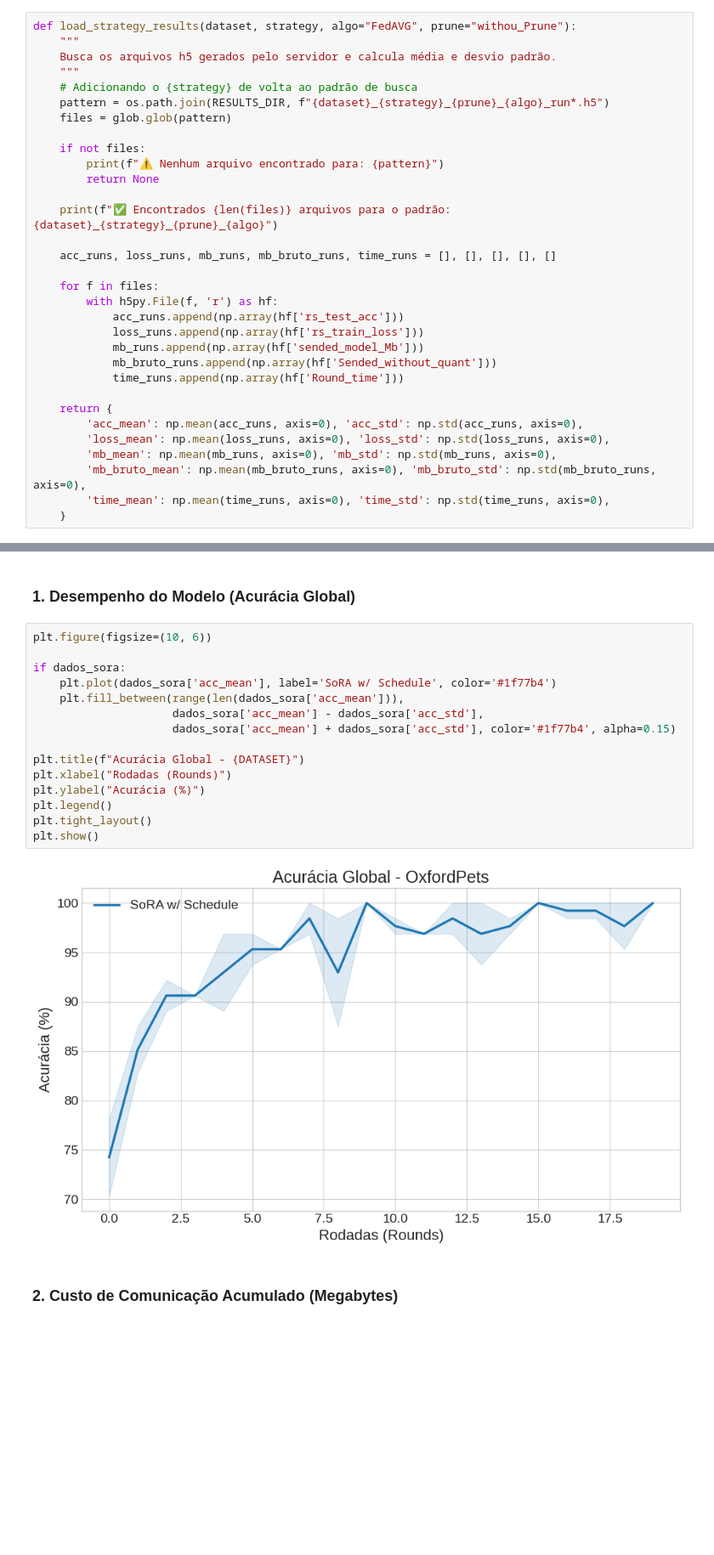
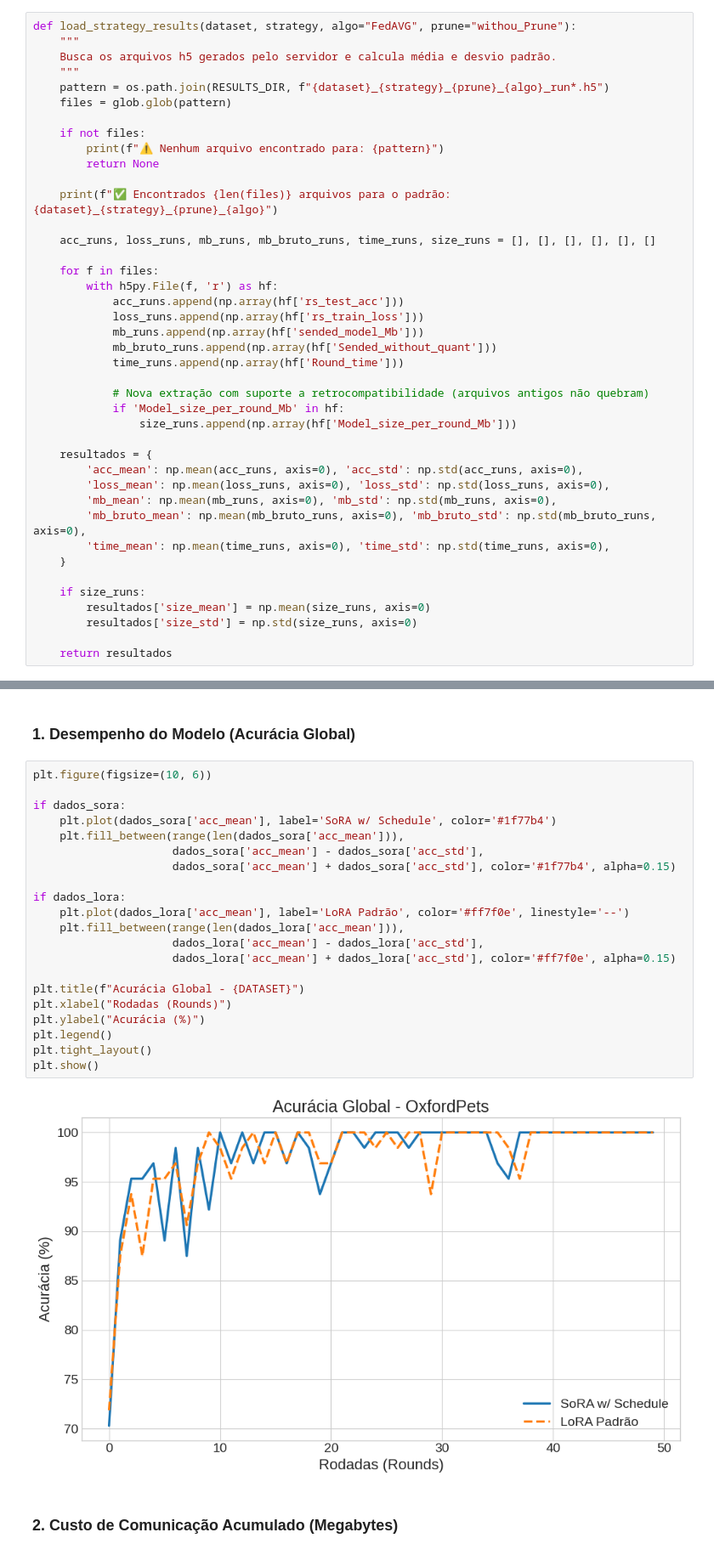
Before and after one commit to VeigarGit/FL_ServerPuma, a Jupyter notebook: src/system/plot_results.ipynb, the cells around one changed output, grey strips where cells are left out. Shown at 85% size. Saved outputs shown, nothing was run; the diff lists cells and outputs as text; blank space fills up the shorter version.

Commit message:
Atualizando oxford pets, plot e model dize per round

```diff
--- a/src/system/plot_results.ipynb
+++ b/src/system/plot_results.ipynb
@@ -25,7 +25,6 @@ def load_strategy_results(dataset, strategy, algo="FedAVG", prune="withou_Prune"
     """
     Busca os arquivos h5 gerados pelo servidor e calcula média e desvio padrão.
     """
-    # Adicionando o {strategy} de volta ao padrão de busca
     pattern = os.path.join(RESULTS_DIR, f"{dataset}_{strategy}_{prune}_{algo}_run*.h5")
     files = glob.glob(pattern)
 
@@ -35,7 +34,7 @@ def load_strategy_results(dataset, strategy, algo="FedAVG", prune="withou_Prune"
 
     print(f"✅ Encontrados {len(files)} arquivos para o padrão: {dataset}_{strategy}_{prune}_{algo}")
 
-    acc_runs, loss_runs, mb_runs, mb_bruto_runs, time_runs = [], [], [], [], []
+    acc_runs, loss_runs, mb_runs, mb_bruto_runs, time_runs, size_runs = [], [], [], [], [], []
 
     for f in files:
         with h5py.File(f, 'r') as hf:
@@ -45,13 +44,23 @@ def load_strategy_results(dataset, strategy, algo="FedAVG", prune="withou_Prune"
             mb_bruto_runs.append(np.array(hf['Sended_without_quant']))
             time_runs.append(np.array(hf['Round_time']))
 
-    return {
+            # Nova extração com suporte a retrocompatibilidade (arquivos antigos não quebram)
+            if 'Model_size_per_round_Mb' in hf:
+                size_runs.append(np.array(hf['Model_size_per_round_Mb']))
+
+    resultados = {
         'acc_mean': np.mean(acc_runs, axis=0), 'acc_std': np.std(acc_runs, axis=0),
         'loss_mean': np.mean(loss_runs, axis=0), 'loss_std': np.std(loss_runs, axis=0),
         'mb_mean': np.mean(mb_runs, axis=0), 'mb_std': np.std(mb_runs, axis=0),
         'mb_bruto_mean': np.mean(mb_bruto_runs, axis=0), 'mb_bruto_std': np.std(mb_bruto_runs, axis=0),
         'time_mean': np.mean(time_runs, axis=0), 'time_std': np.std(time_runs, axis=0),
     }
+
+    if size_runs:
+        resultados['size_mean'] = np.mean(size_runs, axis=0)
+        resultados['size_std'] = np.std(size_runs, axis=0)
+
+    return resultados
 # %%
 DATASET = "OxfordPets"
 
@@ -79,20 +88,26 @@ Carregando resultados do Servidor...
 # %%
 plt.figure(figsize=(10, 6))
 
 if dados_sora:
     plt.plot(dados_sora['acc_mean'], label='SoRA w/ Schedule', color='#1f77b4')
     plt.fill_between(range(len(dados_sora['acc_mean'])),
                      dados_sora['acc_mean'] - dados_sora['acc_std'],
                      dados_sora['acc_mean'] + dados_sora['acc_std'], color='#1f77b4', alpha=0.15)
 
+if dados_lora:
+    plt.plot(dados_lora['acc_mean'], label='LoRA Padrão', color='#ff7f0e', linestyle='--')
+    plt.fill_between(range(len(dados_lora['acc_mean'])),
+                     dados_lora['acc_mean'] - dados_lora['acc_std'],
+                     dados_lora['acc_mean'] + dados_lora['acc_std'], color='#ff7f0e', alpha=0.15)
+
 plt.title(f"Acurácia Global - {DATASET}")
 plt.xlabel("Rodadas (Rounds)")
 plt.ylabel("Acurácia (%)")
 plt.legend()
 plt.tight_layout()
 plt.show()
 # %% [output]
-[figure, old version]
+[figure, new version]
 # %% [markdown]
 ### 2. Custo de Comunicação Acumulado (Megabytes)
 # %%
```
Also changed, not shown: parts of 5 cells of this notebook, 17 other files.
